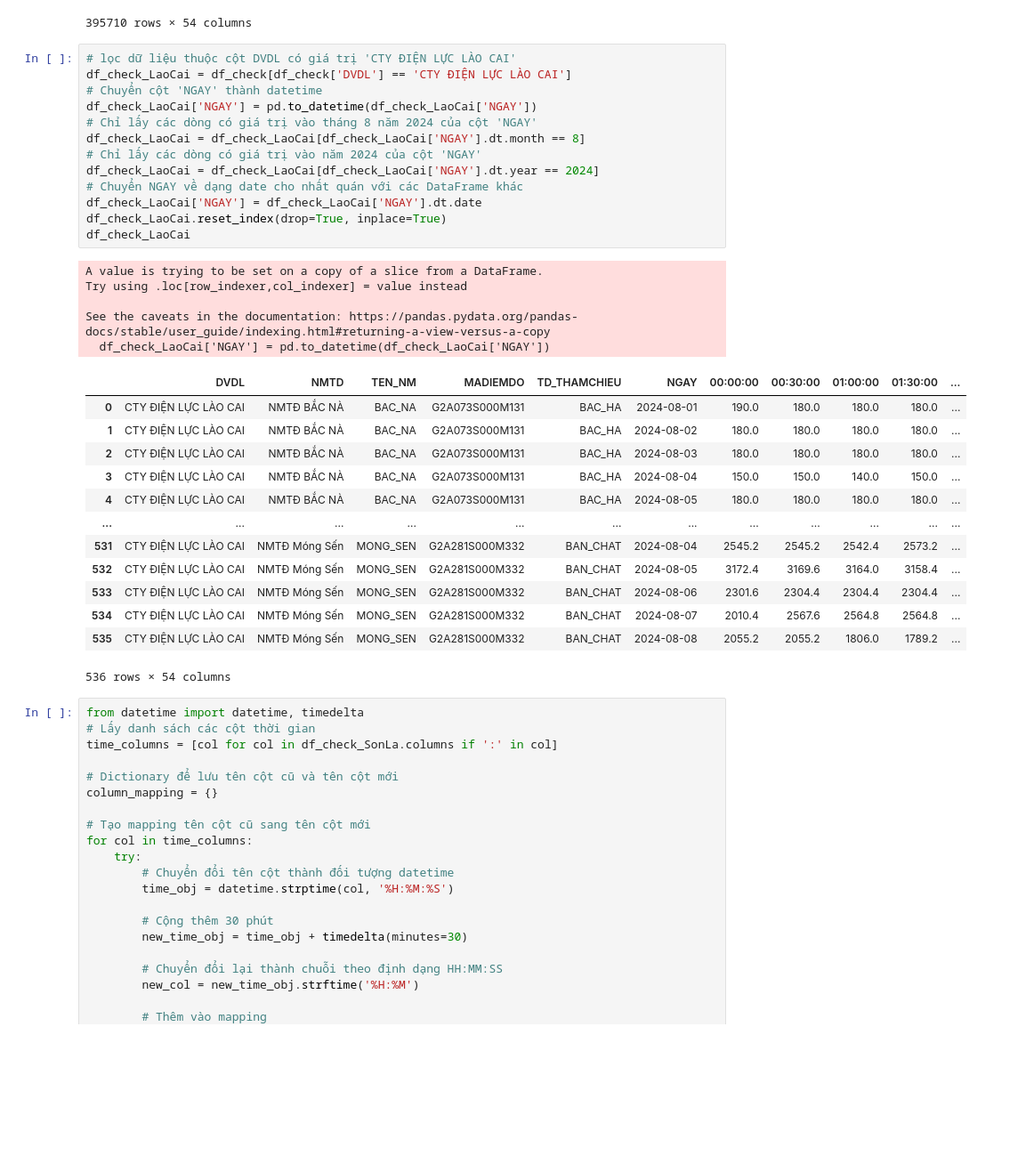
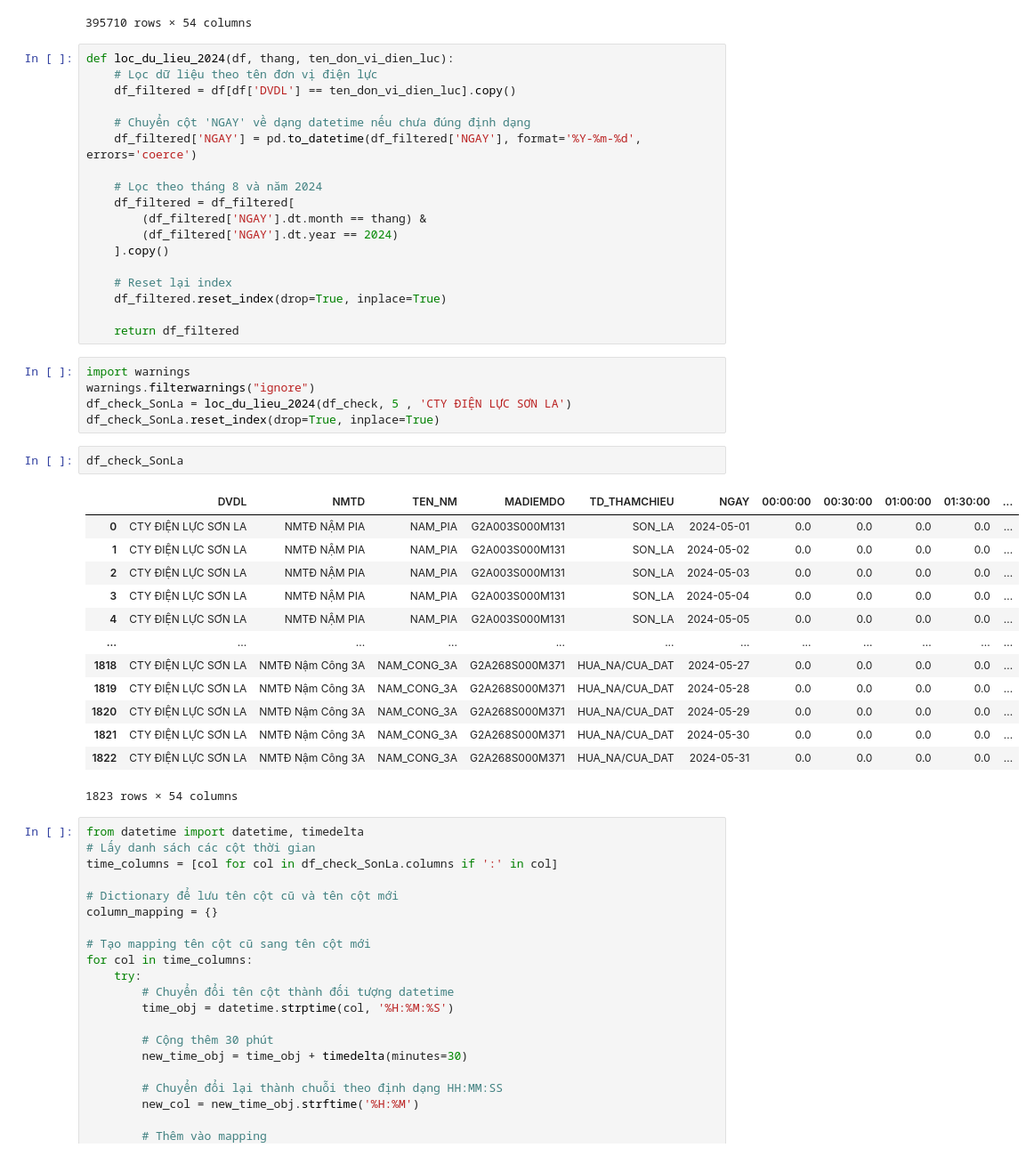
Before and after one commit to khuecoi2001/TDN_project, a Jupyter notebook: notebooks/Check_data_TDN.ipynb, the cells around one changed output. Shown: that part at 89% size. Drawn from its saved outputs; the diff is of its cells as text; blank space fills up the shorter version.

Commit message:
new file:   4.2.0 	new file:   notebooks/4.2.0 	modified:   notebooks/Check_data_TDN.ipynb 	modified:   notebooks/merge_NM.ipynb

```diff
--- a/notebooks/Check_data_TDN.ipynb
+++ b/notebooks/Check_data_TDN.ipynb
@@ -158,38 +174,45 @@ df_check
 | 395708 | CTY ĐIỆN LỰC TUYÊN QUANG | NMTĐ Sông Lô 8B | SONG_LO_8B | G2A214S000M131 | TUYEN_QUANG | 2024-08-07 | 0.0 | 0.0 | 0.0 | 0.0 | ... |
 | 395709 | CTY ĐIỆN LỰC TUYÊN QUANG | NMTĐ Sông Lô 8B | SONG_LO_8B | G2A214S000M131 | TUYEN_QUANG | 2024-08-08 | 36.0 | 36.0 | 35.0 | 35.0 | ... |
 395710 rows × 54 columns
-# %%
-# lọc dữ liệu thuộc cột DVDL có giá trị 'CTY ĐIỆN LỰC LÀO CAI'
-df_check_LaoCai = df_check[df_check['DVDL'] == 'CTY ĐIỆN LỰC LÀO CAI']
-# Chuyển cột 'NGAY' thành datetime
-df_check_LaoCai['NGAY'] = pd.to_datetime(df_check_LaoCai['NGAY'])
-# Chỉ lấy các dòng có giá trị vào tháng 8 năm 2024 của cột 'NGAY'
-df_check_LaoCai = df_check_LaoCai[df_check_LaoCai['NGAY'].dt.month == 8]
-# Chỉ lấy các dòng có giá trị vào năm 2024 của cột 'NGAY'
-df_check_LaoCai = df_check_LaoCai[df_check_LaoCai['NGAY'].dt.year == 2024]
-# Chuyển NGAY về dạng date cho nhất quán với các DataFrame khác
-df_check_LaoCai['NGAY'] = df_check_LaoCai['NGAY'].dt.date
-df_check_LaoCai.reset_index(drop=True, inplace=True)
-df_check_LaoCai
-# %% [output]
-A value is trying to be set on a copy of a slice from a DataFrame.
-Try using .loc[row_indexer,col_indexer] = value instead
-
-See the caveats in the documentation: https://pandas.pydata.org/pandas-docs/stable/user_guide/indexing.html#returning-a-view-versus-a-copy
-  df_check_LaoCai['NGAY'] = pd.to_datetime(df_check_LaoCai['NGAY'])
-|  | DVDL | NMTD | TEN_NM | MADIEMDO | TD_THAMCHIEU | NGAY | 00:00:00 | 00:30:00 | 01:00:00 | 01:30:00 | ... |
-| 0 | CTY ĐIỆN LỰC LÀO CAI | NMTĐ BẮC NÀ | BAC_NA | G2A073S000M131 | BAC_HA | 2024-08-01 | 190.0 | 180.0 | 180.0 | 180.0 | ... |
-| 1 | CTY ĐIỆN LỰC LÀO CAI | NMTĐ BẮC NÀ | BAC_NA | G2A073S000M131 | BAC_HA | 2024-08-02 | 180.0 | 180.0 | 180.0 | 180.0 | ... |
-| 2 | CTY ĐIỆN LỰC LÀO CAI | NMTĐ BẮC NÀ | BAC_NA | G2A073S000M131 | BAC_HA | 2024-08-03 | 180.0 | 180.0 | 180.0 | 180.0 | ... |
-| 3 | CTY ĐIỆN LỰC LÀO CAI | NMTĐ BẮC NÀ | BAC_NA | G2A073S000M131 | BAC_HA | 2024-08-04 | 150.0 | 150.0 | 140.0 | 150.0 | ... |
-| 4 | CTY ĐIỆN LỰC LÀO CAI | NMTĐ BẮC NÀ | BAC_NA | G2A073S000M131 | BAC_HA | 2024-08-05 | 180.0 | 180.0 | 180.0 | 180.0 | ... |
-| ... | ... | ... | ... | ... | ... | ... | ... | ... | ... | ... | ... |
-| 531 | CTY ĐIỆN LỰC LÀO CAI | NMTĐ Móng Sến | MONG_SEN | G2A281S000M332 | BAN_CHAT | 2024-08-04 | 2545.2 | 2545.2 | 2542.4 | 2573.2 | ... |
-| 532 | CTY ĐIỆN LỰC LÀO CAI | NMTĐ Móng Sến | MONG_SEN | G2A281S000M332 | BAN_CHAT | 2024-08-05 | 3172.4 | 3169.6 | 3164.0 | 3158.4 | ... |
-| 533 | CTY ĐIỆN LỰC LÀO CAI | NMTĐ Móng Sến | MONG_SEN | G2A281S000M332 | BAN_CHAT | 2024-08-06 | 2301.6 | 2304.4 | 2304.4 | 2304.4 | ... |
-| 534 | CTY ĐIỆN LỰC LÀO CAI | NMTĐ Móng Sến | MONG_SEN | G2A281S000M332 | BAN_CHAT | 2024-08-07 | 2010.4 | 2567.6 | 2564.8 | 2564.8 | ... |
-| 535 | CTY ĐIỆN LỰC LÀO CAI | NMTĐ Móng Sến | MONG_SEN | G2A281S000M332 | BAN_CHAT | 2024-08-08 | 2055.2 | 2055.2 | 1806.0 | 1789.2 | ... |
-536 rows × 54 columns
+# %%
+def loc_du_lieu_2024(df, thang, ten_don_vi_dien_luc):
+    # Lọc dữ liệu theo tên đơn vị điện lực
+    df_filtered = df[df['DVDL'] == ten_don_vi_dien_luc].copy()
+
+    # Chuyển cột 'NGAY' về dạng datetime nếu chưa đúng định dạng
+    df_filtered['NGAY'] = pd.to_datetime(df_filtered['NGAY'], format='%Y-%m-%d', errors='coerce')
+
+    # Lọc theo tháng 8 và năm 2024
+    df_filtered = df_filtered[
+        (df_filtered['NGAY'].dt.month == thang) &
+        (df_filtered['NGAY'].dt.year == 2024)
+    ].copy()
+
+    # Reset lại index
+    df_filtered.reset_index(drop=True, inplace=True)
+
+    return df_filtered
+# %%
+import warnings
+warnings.filterwarnings("ignore")
+df_check_SonLa = loc_du_lieu_2024(df_check, 5 , 'CTY ĐIỆN LỰC SƠN LA')
+df_check_SonLa.reset_index(drop=True, inplace=True)
+# %%
+df_check_SonLa
+# %% [output]
+|  | DVDL | NMTD | TEN_NM | MADIEMDO | TD_THAMCHIEU | NGAY | 00:00:00 | 00:30:00 | 01:00:00 | 01:30:00 | ... |
+| 0 | CTY ĐIỆN LỰC SƠN LA | NMTĐ NẬM PIA | NAM_PIA | G2A003S000M131 | SON_LA | 2024-05-01 | 0.0 | 0.0 | 0.0 | 0.0 | ... |
+| 1 | CTY ĐIỆN LỰC SƠN LA | NMTĐ NẬM PIA | NAM_PIA | G2A003S000M131 | SON_LA | 2024-05-02 | 0.0 | 0.0 | 0.0 | 0.0 | ... |
+| 2 | CTY ĐIỆN LỰC SƠN LA | NMTĐ NẬM PIA | NAM_PIA | G2A003S000M131 | SON_LA | 2024-05-03 | 0.0 | 0.0 | 0.0 | 0.0 | ... |
+| 3 | CTY ĐIỆN LỰC SƠN LA | NMTĐ NẬM PIA | NAM_PIA | G2A003S000M131 | SON_LA | 2024-05-04 | 0.0 | 0.0 | 0.0 | 0.0 | ... |
+| 4 | CTY ĐIỆN LỰC SƠN LA | NMTĐ NẬM PIA | NAM_PIA | G2A003S000M131 | SON_LA | 2024-05-05 | 0.0 | 0.0 | 0.0 | 0.0 | ... |
+| ... | ... | ... | ... | ... | ... | ... | ... | ... | ... | ... | ... |
+| 1818 | CTY ĐIỆN LỰC SƠN LA | NMTĐ Nậm Công 3A | NAM_CONG_3A | G2A268S000M371 | HUA_NA/CUA_DAT | 2024-05-27 | 0.0 | 0.0 | 0.0 | 0.0 | ... |
+| 1819 | CTY ĐIỆN LỰC SƠN LA | NMTĐ Nậm Công 3A | NAM_CONG_3A | G2A268S000M371 | HUA_NA/CUA_DAT | 2024-05-28 | 0.0 | 0.0 | 0.0 | 0.0 | ... |
+| 1820 | CTY ĐIỆN LỰC SƠN LA | NMTĐ Nậm Công 3A | NAM_CONG_3A | G2A268S000M371 | HUA_NA/CUA_DAT | 2024-05-29 | 0.0 | 0.0 | 0.0 | 0.0 | ... |
+| 1821 | CTY ĐIỆN LỰC SƠN LA | NMTĐ Nậm Công 3A | NAM_CONG_3A | G2A268S000M371 | HUA_NA/CUA_DAT | 2024-05-30 | 0.0 | 0.0 | 0.0 | 0.0 | ... |
+| 1822 | CTY ĐIỆN LỰC SƠN LA | NMTĐ Nậm Công 3A | NAM_CONG_3A | G2A268S000M371 | HUA_NA/CUA_DAT | 2024-05-31 | 0.0 | 0.0 | 0.0 | 0.0 | ... |
+1823 rows × 54 columns
 # %%
 from datetime import datetime, timedelta
 # Lấy danh sách các cột thời gian
```
Also changed, not shown: parts of 4 cells of this notebook, 3 other files.
